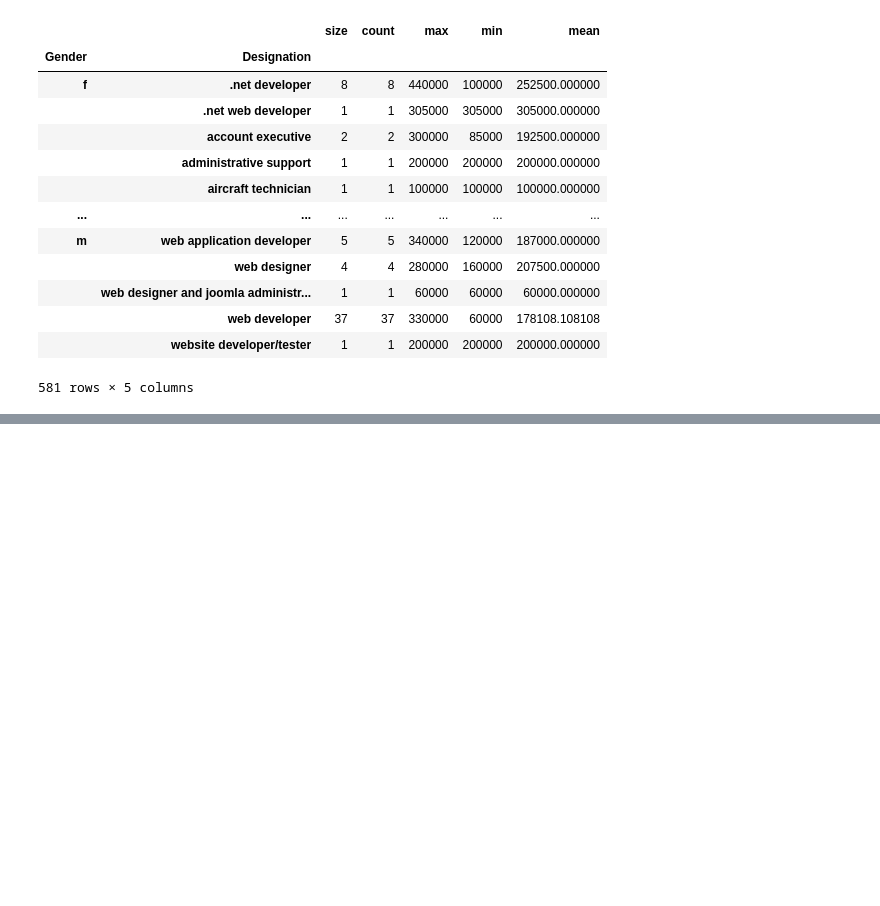
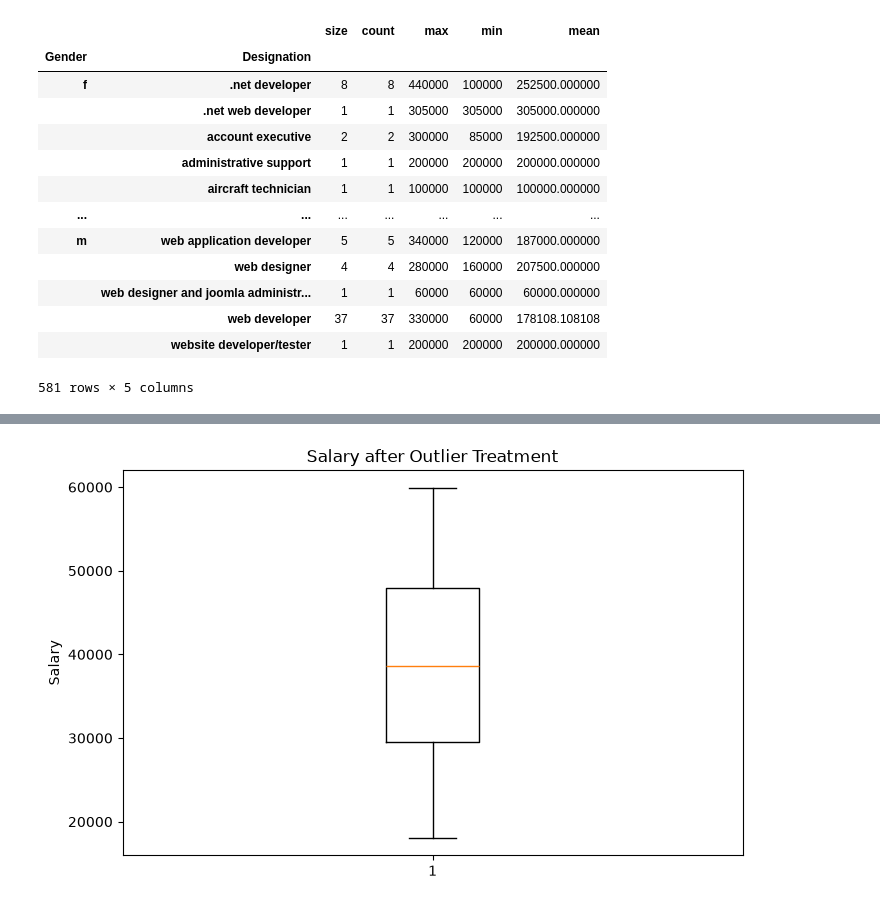
Before and after one commit to moulithatorati15/python-practice-and-projects, a Jupyter notebook: data_types.ipynb, the cells around one changed output, grey strips where cells are left out. Saved outputs shown, nothing was run; the diff lists cells and outputs as text; code cells hidden in the pictures; blank space fills up the shorter version.

```diff
--- a/data_types.ipynb
+++ b/data_types.ipynb
@@ -1284,0 +1676,4 @@ df.groupby(['Gender','Designation'])['Salary'].agg(['size','count','max','min','
+# %%
+import pandas as pd
+df = pd.read_csv(r"c:\\Users\\hp\\OneDrive\\Documents\\Desktop\\worker.csv")
+df
@@ -1284,0 +1711,24 @@ df.groupby(['Gender','Designation'])['Salary'].agg(['size','count','max','min','
+# %%
+q1 = df['Salary'].quantile(0.25)
+q3 = df['Salary'].quantile(0.75)
+
+IQR = q3-q1
+
+lower_limit = q1 - 1.5 * IQR
+upper_limit = q3 + 1.5 * IQR
+
+print("Q1:",q1)
+print("Q3:",q3)
+print("IQR:",IQR)
+print("Lower:",lower_limit)
+print("Upper:",upper_limit)
+
+outliers = df[
+    (df["Salary"] < lower_limit) |
+    (df["Salary"] > upper_limit)
+]
+
+print("\nNumber of Salary Outliers:", len(outliers))
+
+print("\nSalary Outliers:")
+print(outliers[["Worker_ID", "Salary"]].head(20))
@@ -1284,0 +1748,4 @@ df.groupby(['Gender','Designation'])['Salary'].agg(['size','count','max','min','
+# %%
+df['Salary_Capped'] = df['Salary'].clip(
+    lower=lower_limit,
+    upper=upper_limit)
@@ -1284,0 +1779,10 @@ df.groupby(['Gender','Designation'])['Salary'].agg(['size','count','max','min','
+# %%
+import matplotlib.pyplot as plt
+
+plt.figure(figsize=(8,5))
+plt.boxplot(df['Salary'].dropna())
+plt.title("Salary after Outlier Treatment")
+plt.ylabel('Salary')
+plt.show()
+# %% [output]
+[figure, added]
```
Also changed, not shown: parts of 42 cells of this notebook.
